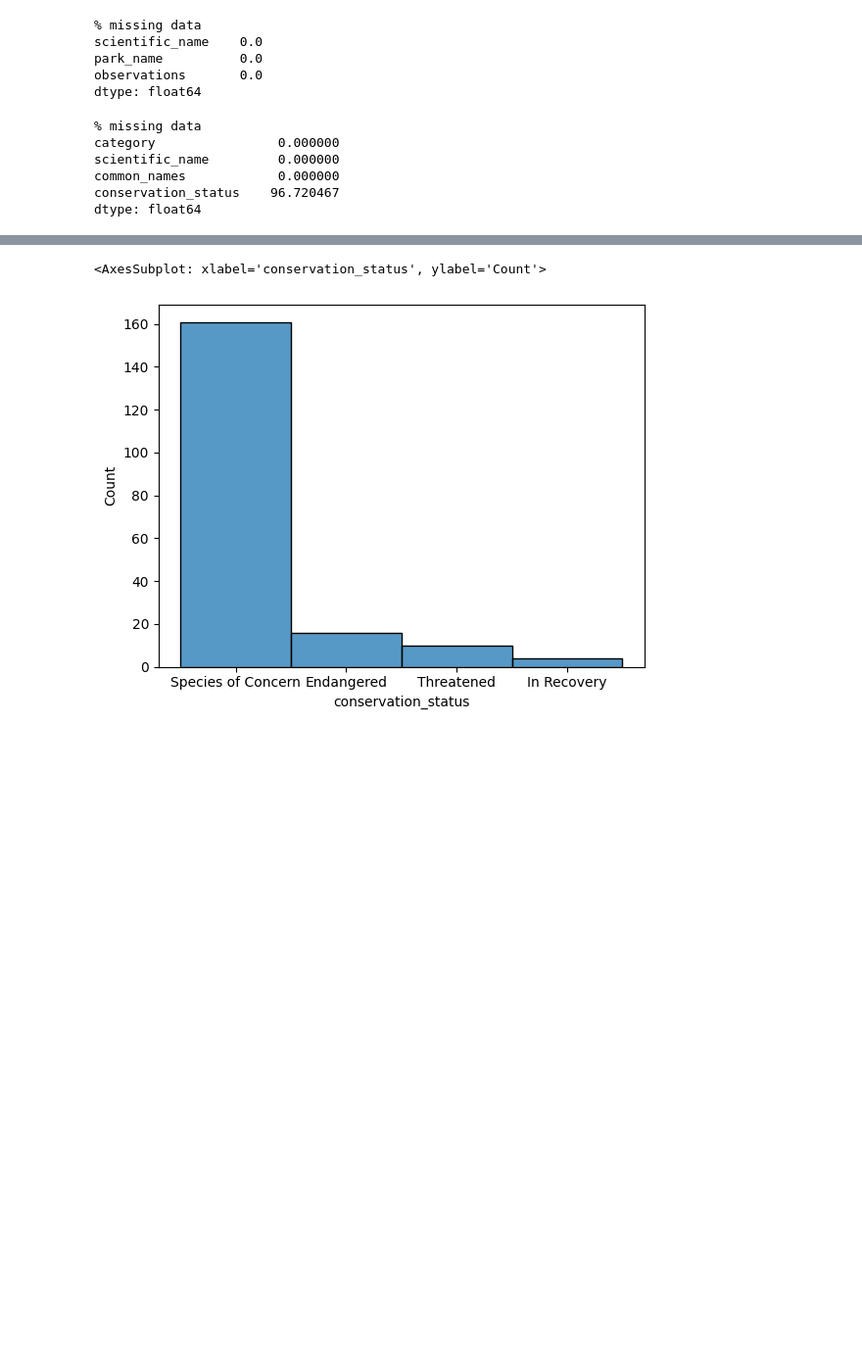
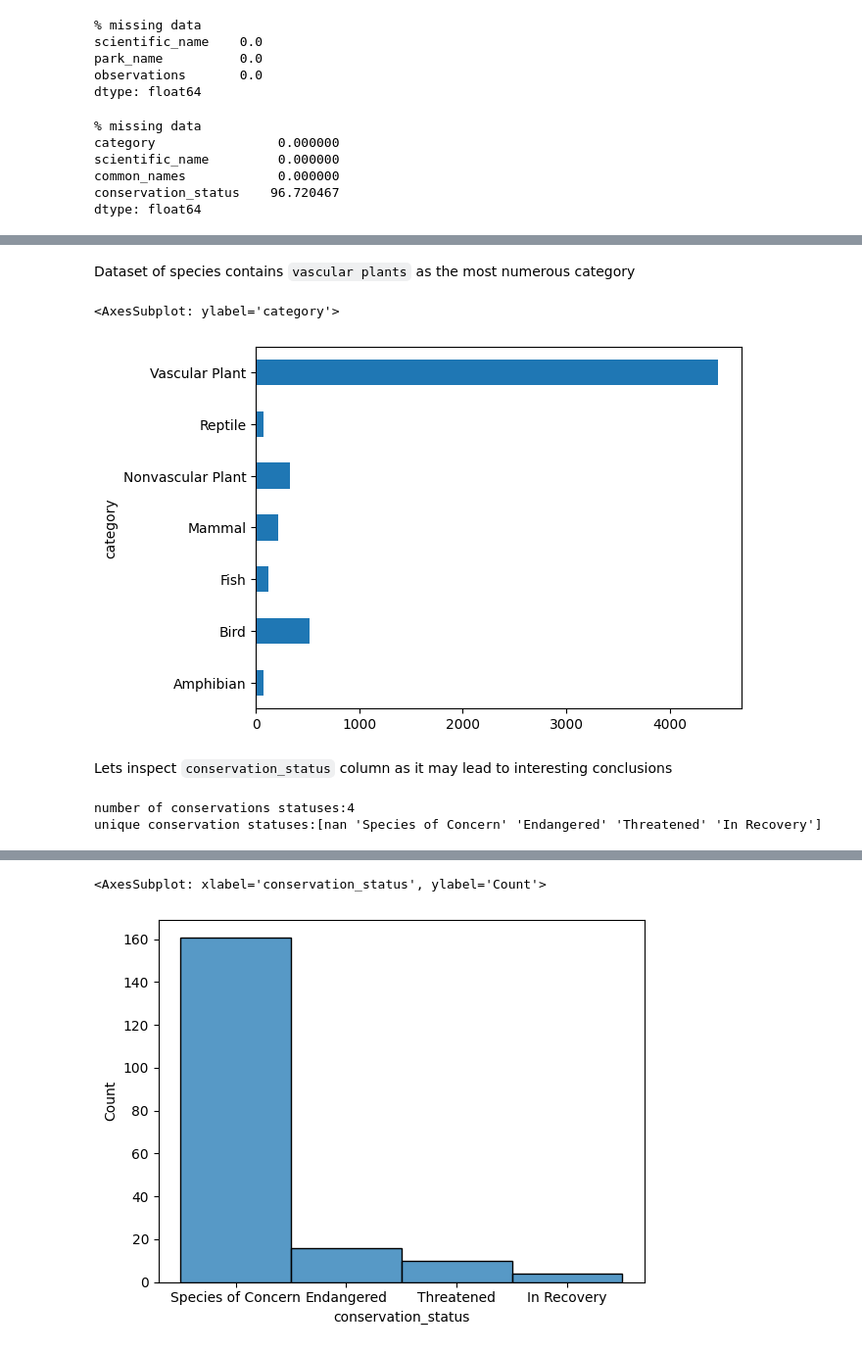
Before and after one commit to adrian-wiktorowicz/biodiversity_starter, a Jupyter notebook: biodiversity.ipynb, the cells around one changed output, grey strips where cells are left out. Shown: that part at 98% size. Drawn from its saved outputs; the diff is of its cells as text; code cells hidden in the pictures; blank space fills up the shorter version.

```diff
--- a/biodiversity.ipynb
+++ b/biodiversity.ipynb
@@ -233,0 +270,15 @@ species_info['conservation_status'].nunique()
+# %% [markdown]
+Dataset of species contains `vascular plants` as the most numerous category
+# %%
+species_categorys.plot(kind='barh')
+# %% [output]
+<AxesSubplot: ylabel='category'>
+[figure, added]
+# %% [markdown]
+Lets inspect `conservation_status` column as it may lead to interesting conclusions
+# %%
+print(f"number of conservations statuses:{species_info.conservation_status.nunique()}")
+print(f"unique conservation statuses:{species_info.conservation_status.unique()}")
+# %% [output]
+number of conservations statuses:4
+unique conservation statuses:[nan 'Species of Concern' 'Endangered' 'Threatened' 'In Recovery']
```
Also changed, not shown: parts of 35 cells of this notebook.
